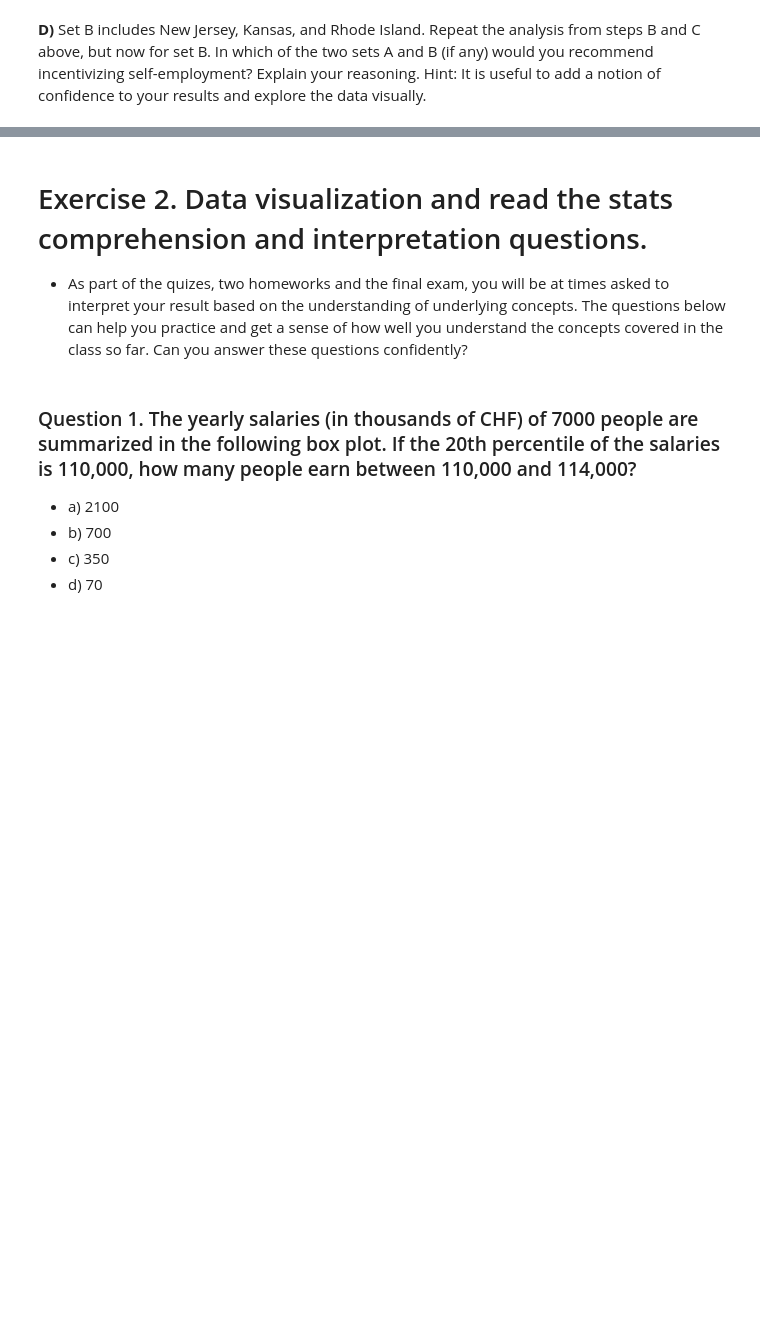
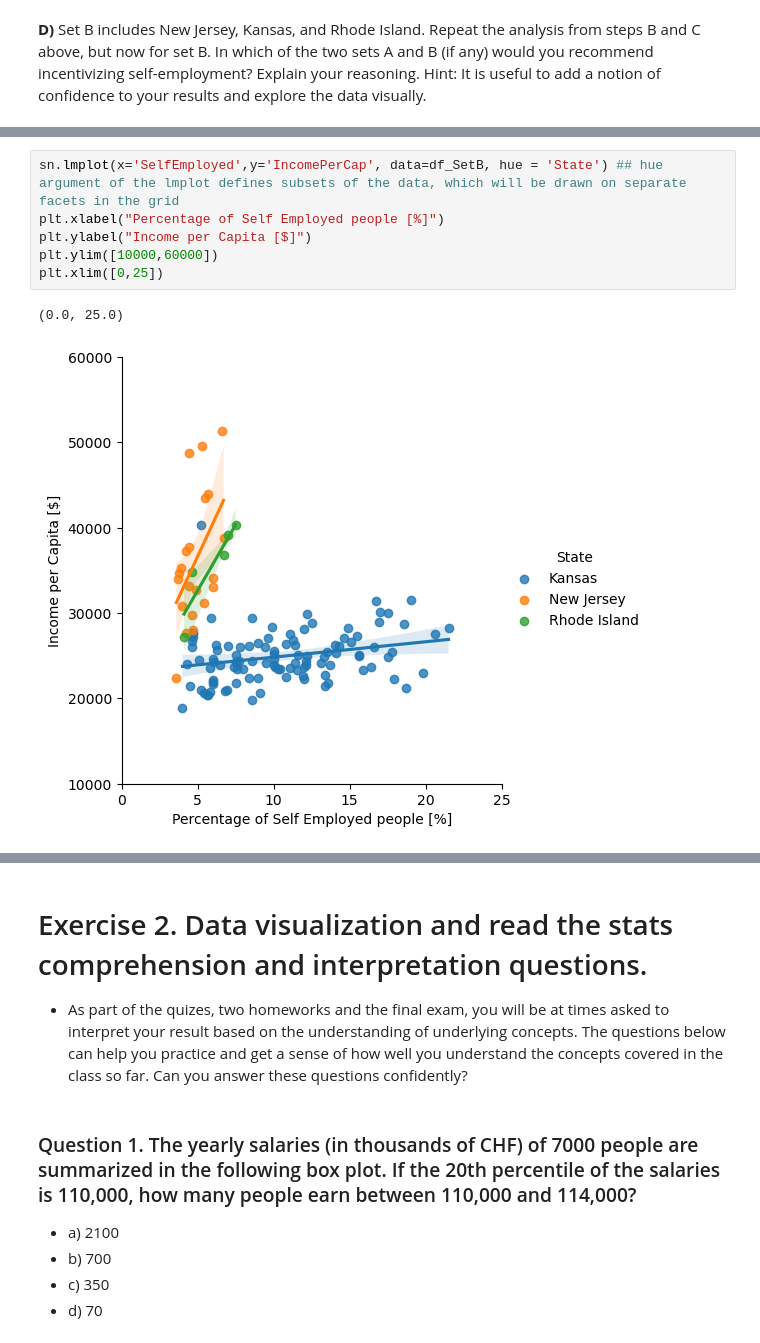
Before and after one commit to nicoraith/2022, a Jupyter notebook: Tutorials/03 - Describing data/Describing_data_exercise.ipynb, the cells around one changed output, grey strips where cells are left out. Drawn from its saved outputs; the diff is of its cells as text; blank space fills up the shorter version.

```diff
--- a/Tutorials/03 - Describing data/Describing_data_exercise.ipynb
+++ b/Tutorials/03 - Describing data/Describing_data_exercise.ipynb
@@ -242,0 +271,9 @@ print(stats.pearsonr(Minnesota_per_capita_self_empl['SelfEmployed'],Minnesota_pe
+# %%
+sn.lmplot(x='SelfEmployed',y='IncomePerCap', data=df_SetB, hue = 'State') ## hue argument of the lmplot defines subsets of the data, which will be drawn on separate facets in the grid
+plt.xlabel("Percentage of Self Employed people [%]")
+plt.ylabel("Income per Capita [$]")
+plt.ylim([10000,60000])
+plt.xlim([0,25])
+# %% [output]
+(0.0, 25.0)
+[figure, added]
```
Also changed, not shown: parts of 23 cells of this notebook, 2 other files.
